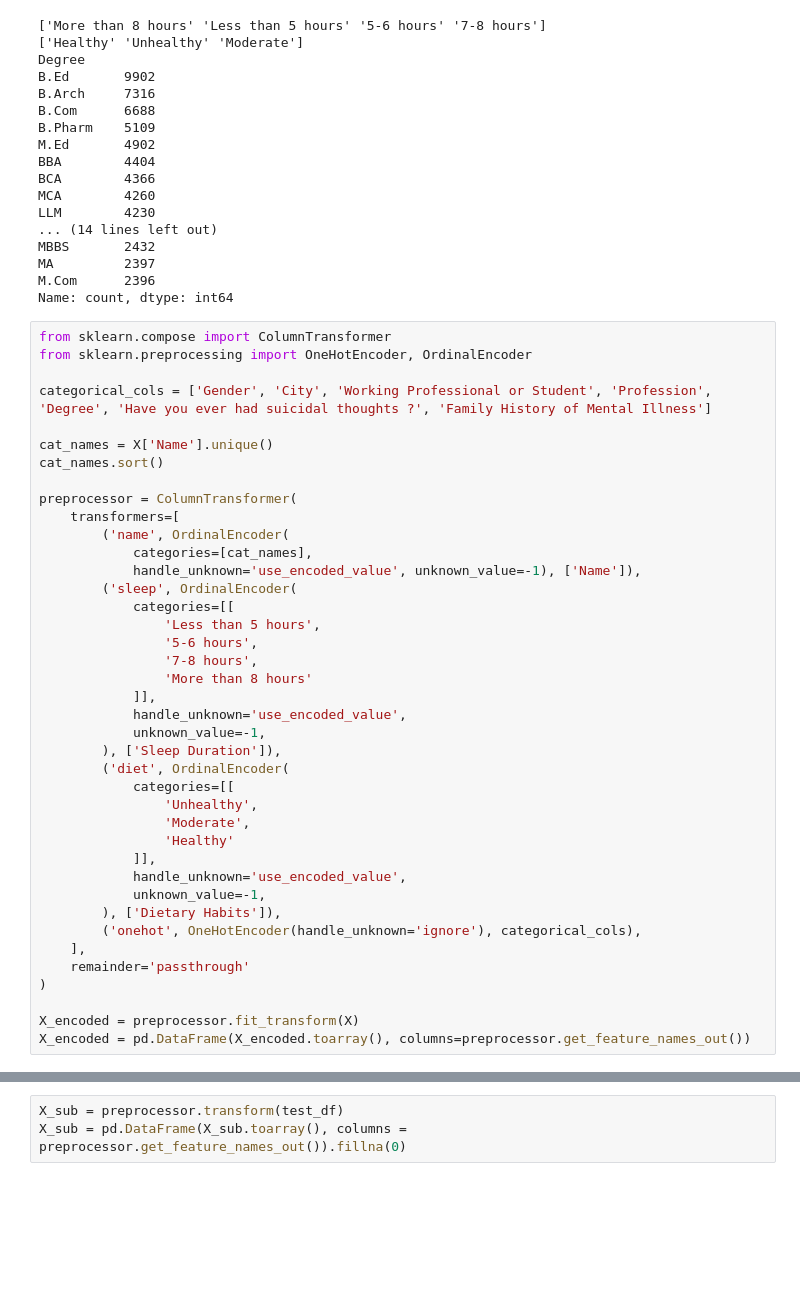
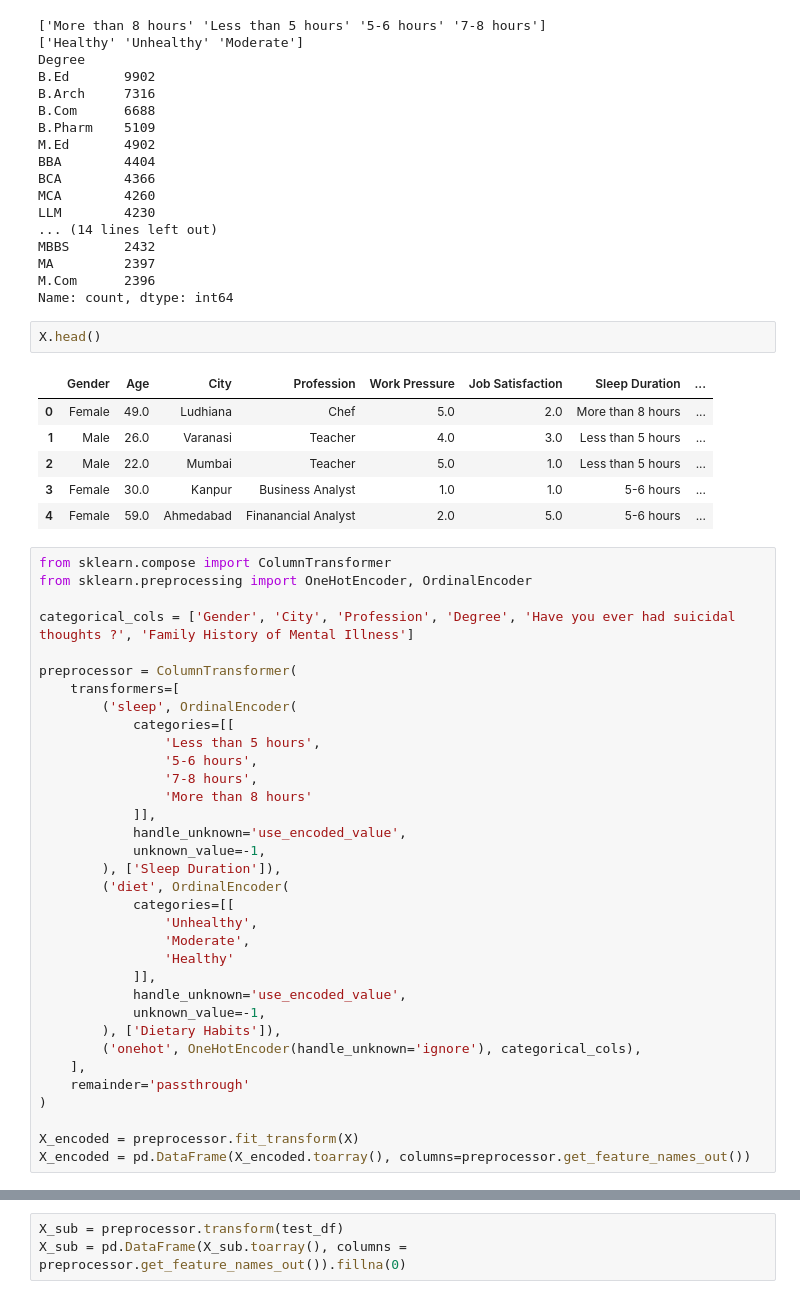
Before and after one commit to hieundx/kaggle-comps, a Jupyter notebook: mental-health/train.ipynb, the cells around one changed output, grey strips where cells are left out. Saved outputs shown, nothing was run; the diff lists cells and outputs as text; blank space fills up the shorter version.

```diff
--- a/mental-health/train.ipynb
+++ b/mental-health/train.ipynb
@@ -86,20 +62,23 @@ MBBS       2432
 MA         2397
 M.Com      2396
 Name: count, dtype: int64
+# %%
+X.head()
+# %% [output]
+|  | Gender | Age | City | Profession | Work Pressure | Job Satisfaction | Sleep Duration | ... |
+| 0 | Female | 49.0 | Ludhiana | Chef | 5.0 | 2.0 | More than 8 hours | ... |
+| 1 | Male | 26.0 | Varanasi | Teacher | 4.0 | 3.0 | Less than 5 hours | ... |
+| 2 | Male | 22.0 | Mumbai | Teacher | 5.0 | 1.0 | Less than 5 hours | ... |
+| 3 | Female | 30.0 | Kanpur | Business Analyst | 1.0 | 1.0 | 5-6 hours | ... |
+| 4 | Female | 59.0 | Ahmedabad | Finanancial Analyst | 2.0 | 5.0 | 5-6 hours | ... |
 # %%
 from sklearn.compose import ColumnTransformer
 from sklearn.preprocessing import OneHotEncoder, OrdinalEncoder
 
-categorical_cols = ['Gender', 'City', 'Working Professional or Student', 'Profession', 'Degree', 'Have you ever had suicidal thoughts ?', 'Family History of Mental Illness']
-
-cat_names = X['Name'].unique()
-cat_names.sort()
+categorical_cols = ['Gender', 'City', 'Profession', 'Degree', 'Have you ever had suicidal thoughts ?', 'Family History of Mental Illness']
 
 preprocessor = ColumnTransformer(
     transformers=[
-        ('name', OrdinalEncoder(
-            categories=[cat_names],
-            handle_unknown='use_encoded_value', unknown_value=-1), ['Name']),
         ('sleep', OrdinalEncoder(
             categories=[[
                 'Less than 5 hours',
```
Also changed, not shown: parts of 43 cells of this notebook, 4 other files.
